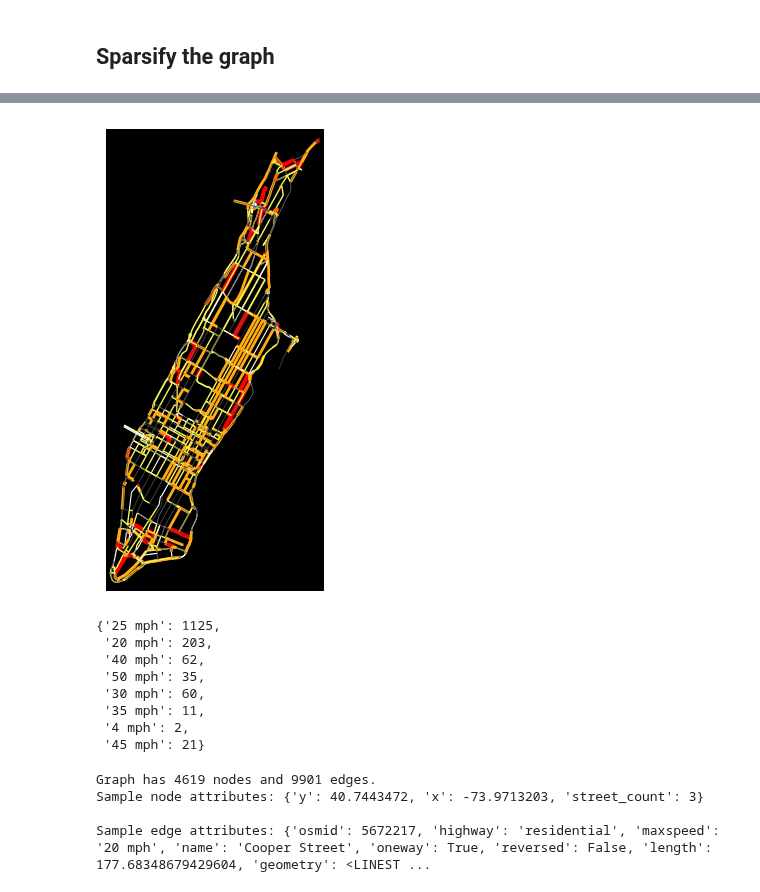
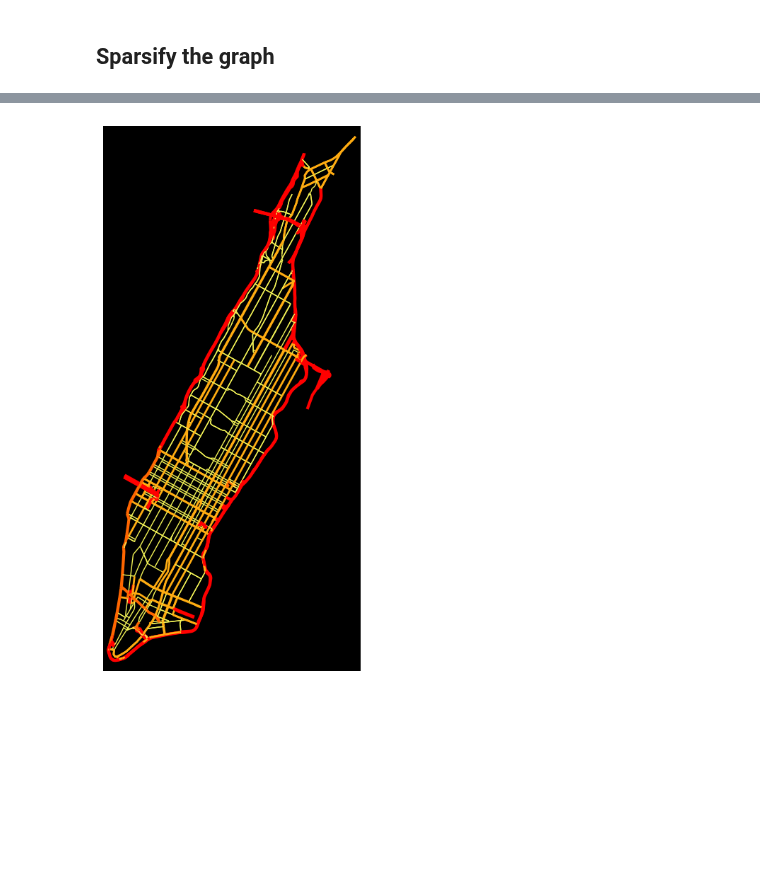
Before and after one commit to akseldkw07/Waymo-Agent, a Jupyter notebook: notebooks/osmnx-sandbox.ipynb, the cells around one changed output, grey strips where cells are left out. Drawn from its saved outputs; the diff is of its cells as text; code cells hidden in the pictures; blank space fills up the shorter version.

```diff
--- a/notebooks/osmnx-sandbox.ipynb
+++ b/notebooks/osmnx-sandbox.ipynb
@@ -13,6 +13,6 @@ INFO:datasets:JAX version 0.7.2 available.
 # %%
 from waymo_agent import *
 # %%
-G = ox.load_graphml(filepath=MAP_DIR / "manhattan.graphml")
+G = ox.load_graphml(filepath=MAP_DIR / MANHATTAN_RAW_GRAPH)
 # %%
 # fig, ax = ox.plot_graph(G, node_size=0, edge_linewidth=0.5)
@@ -69,7 +41,7 @@ len(G.nodes), len(G.edges)
 # %% [markdown]
 ## Sparsify the graph
 # %%
-G = ox.load_graphml(filepath=MAP_DIR / "manhattan.graphml")
+G = ox.load_graphml(filepath=MAP_DIR / MANHATTAN_PROCESSED_GRAPH)
 # %%
 G_sparse = sparsify_graph(G)
 # %% [output]
@@ -93,15 +54,17 @@ Final simplified graph: G_simplified.number_of_nodes()=1078, G_simplified.number
+# %%
+edge_colors, edge_widths = OSMNXConstants.get_edge_colors(G_sparse)
 # %%
 fig, ax = ox.plot_graph(
     G_sparse,
     node_size=0,
     edge_color=edge_colors,
     edge_linewidth=edge_widths,  # <--- Pass the new list here
     bgcolor="black",
-    figsize=(6, 6),  # Bigger size helps see the width differences
+    figsize=(10, 10),  # Bigger size helps see the width differences
     show=True,
 )
-fig.savefig(IMG_DIR / "manhattan-sparse-colorful.png", dpi=600, bbox_inches="tight", facecolor=fig.get_facecolor())
+fig.savefig(IMG_DIR / MANHATTAN_SPARSE_COLORFUL, dpi=1_000, bbox_inches="tight", facecolor=fig.get_facecolor())
 # %% [output]
-[figure, old version]
+[figure, new version]
 # %%
 from waymo_agent import *
@@ -110,18 +70,0 @@ from waymo_agent.osmnx.inspect import *
-# %%
-max_speed_distribution(G_sparse)
-# %% [output]
-{'25 mph': 1125,
- '20 mph': 203,
- '40 mph': 62,
- '50 mph': 35,
- '30 mph': 60,
- '35 mph': 11,
- '4 mph': 2,
- '45 mph': 21}
-# %%
-inspect(G)
-# %% [output]
-Graph has 4619 nodes and 9901 edges.
-Sample node attributes: {'y': 40.7443472, 'x': -73.9713203, 'street_count': 3}
-
-Sample edge attributes: {'osmid': 5672217, 'highway': 'residential', 'maxspeed': '20 mph', 'name': 'Cooper Street', 'oneway': True, 'reversed': False, 'length': 177.68348679429604, 'geometry': <LINEST ...
```
Also changed, not shown: parts of 8 cells of this notebook, 13 other files.
